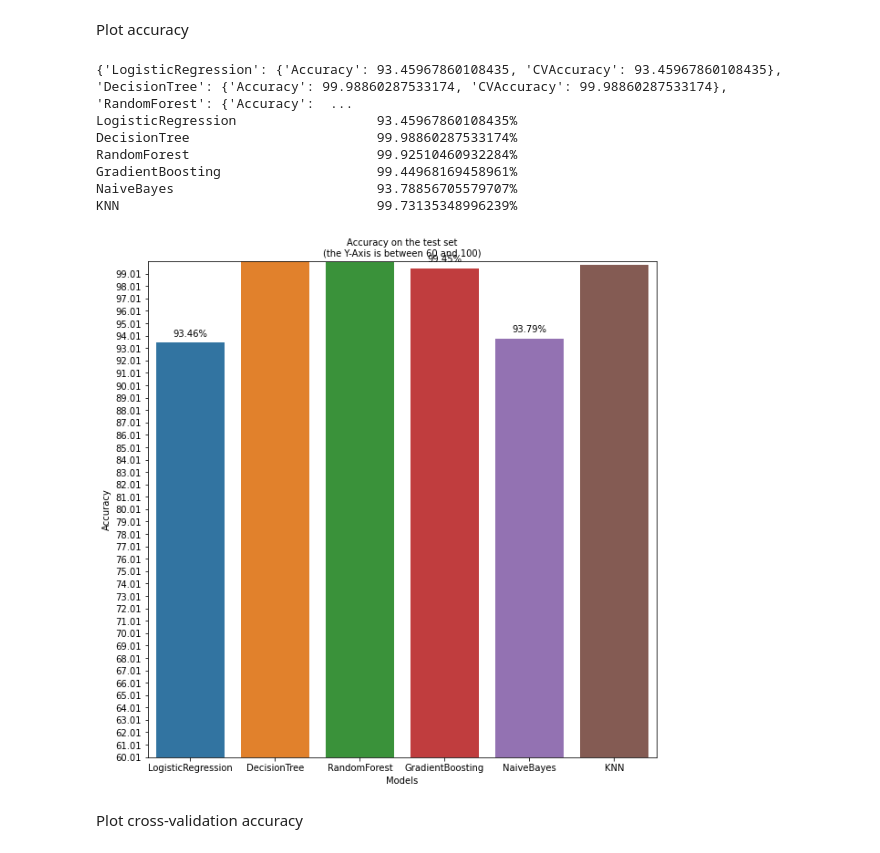
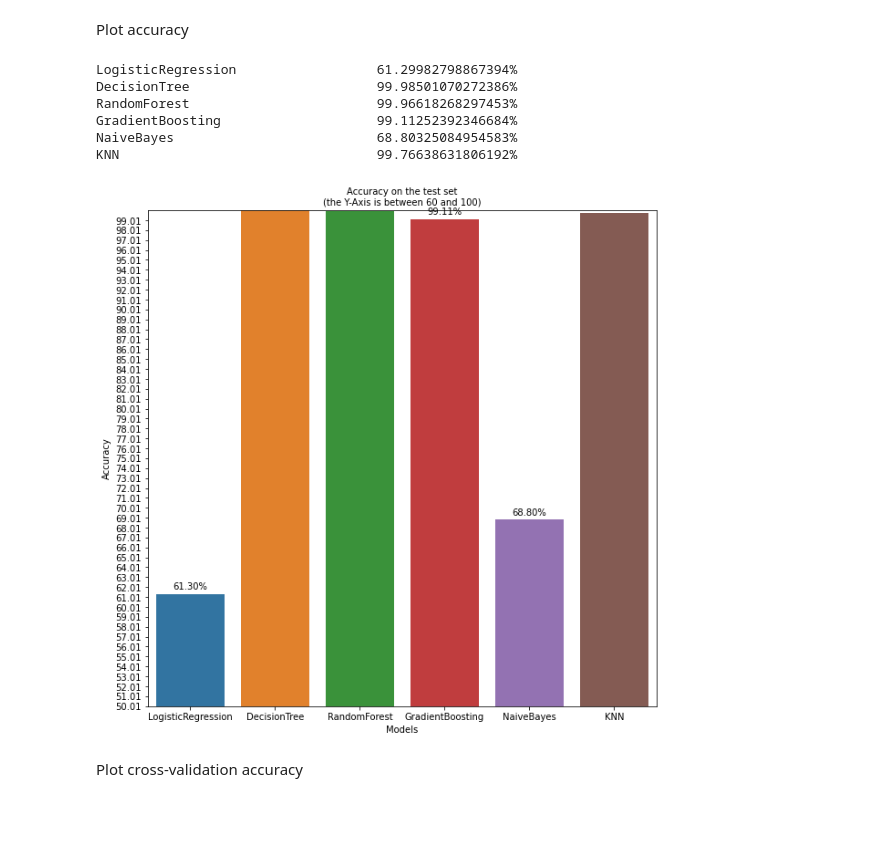
Before and after one commit to muteebakram/quic-classifier, a Jupyter notebook: quic-classifier.ipynb, the cells around one changed output. Drawn from its saved outputs; the diff is of its cells as text; code cells hidden in the pictures; blank space fills up the shorter version.

```diff
--- a/quic-classifier.ipynb
+++ b/quic-classifier.ipynb
@@ -97,8 +97,8 @@ def preprocess(ds):
     # 2. Remove the invalid rows ie axis=0 from the dataset.
     ds.dropna(axis=0, inplace=True)
 
-    # 3. After deleting the rows, reset the index column and delete it.
-    ds.reset_index(drop=True)
+    # 3. After deleting the rows, shuffle and delete the index column.
+    ds = ds.sample(frac=1).reset_index(drop=True)
 
     # 4. Get the result(quic) column values and remove dataset.
     targets = list(ds["quic"].values)
@@ -166,9 +166,9 @@ from sklearn.datasets import make_classification
 X = clean_dataset
 Y = targets
 X, Y = make_classification(
-    n_samples=100, n_features=16, n_informative=16, n_redundant=0, random_state=7
+    n_samples=10000, n_features=16, n_informative=16, n_redundant=0, random_state=7
 )
-cv = KFold(n_splits=4, random_state=7, shuffle=True)
+cv = KFold(n_splits=10, random_state=7, shuffle=True)
 # %% [markdown]
 Size and Train data colunmns
 # %%
@@ -499,42 +513,41 @@ Plot accuracy
 # %%
 ticks = []
 accuracy = []
 models_accuracy = []
 # print(metrics)
 for k, v in metrics.items():
     accuracy.append(v["Accuracy"])
     models_accuracy.append([k, v["Accuracy"]])
     print("{0:<35} {1}%".format(k, v["Accuracy"]))
 
 df_acc = pd.DataFrame(models_accuracy)
 df_acc.columns = ["Models", "Accuracy"]
 
 plt.figure(figsize=(10, 10))
 g = sns.barplot(x="Models", y="Accuracy", data=df_acc)
 for i in range(0, 100):
     val = i + 0.01
     ticks.append(val)
 g.set_yticks(ticks)
 g.set_yticklabels(ticks)
 
 plt.title("Accuracy on the test set\n(the Y-Axis is between 60 and 100)", fontsize=10)
-plt.ylim(60, 100)
+plt.ylim(50, 100)
 for i, p in enumerate(g.patches):
     percentage = "{:.2f}%".format(accuracy[i])
     x = p.get_x() + (p.get_width() / 2)
     y = p.get_height() + 0.5
     g.annotate(percentage, (x, y), ha="center")
 
 plt.show()
 # %% [output]
-{'LogisticRegression': {'Accuracy': 93.45967860108435, 'CVAccuracy': 93.45967860108435}, 'DecisionTree': {'Accuracy': 99.98860287533174, 'CVAccuracy': 99.98860287533174}, 'RandomForest': {'Accuracy':  ...
-LogisticRegression                  93.45967860108435%
-DecisionTree                        99.98860287533174%
-RandomForest                        99.92510460932284%
-GradientBoosting                    99.44968169458961%
-NaiveBayes                          93.78856705579707%
-KNN                                 99.73135348996239%
+LogisticRegression                  61.29982798867394%
+DecisionTree                        99.98501070272386%
+RandomForest                        99.96618268297453%
+GradientBoosting                    99.11252392346684%
+NaiveBayes                          68.80325084954583%
+KNN                                 99.76638631806192%
-[figure, old version]
+[figure, new version]
 # %% [markdown]
 Plot cross-validation accuracy
 # %%
```
Also changed, not shown: parts of 8 cells of this notebook, 11 other files.
